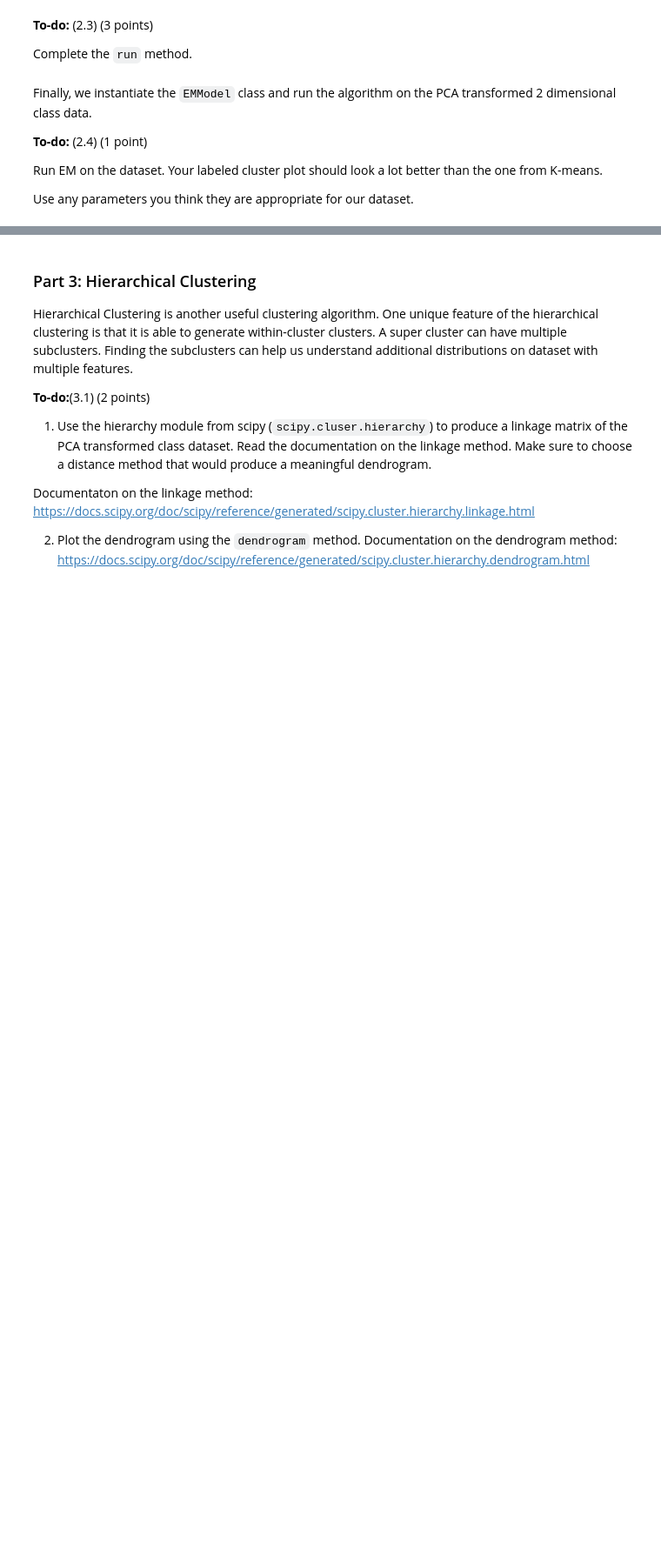
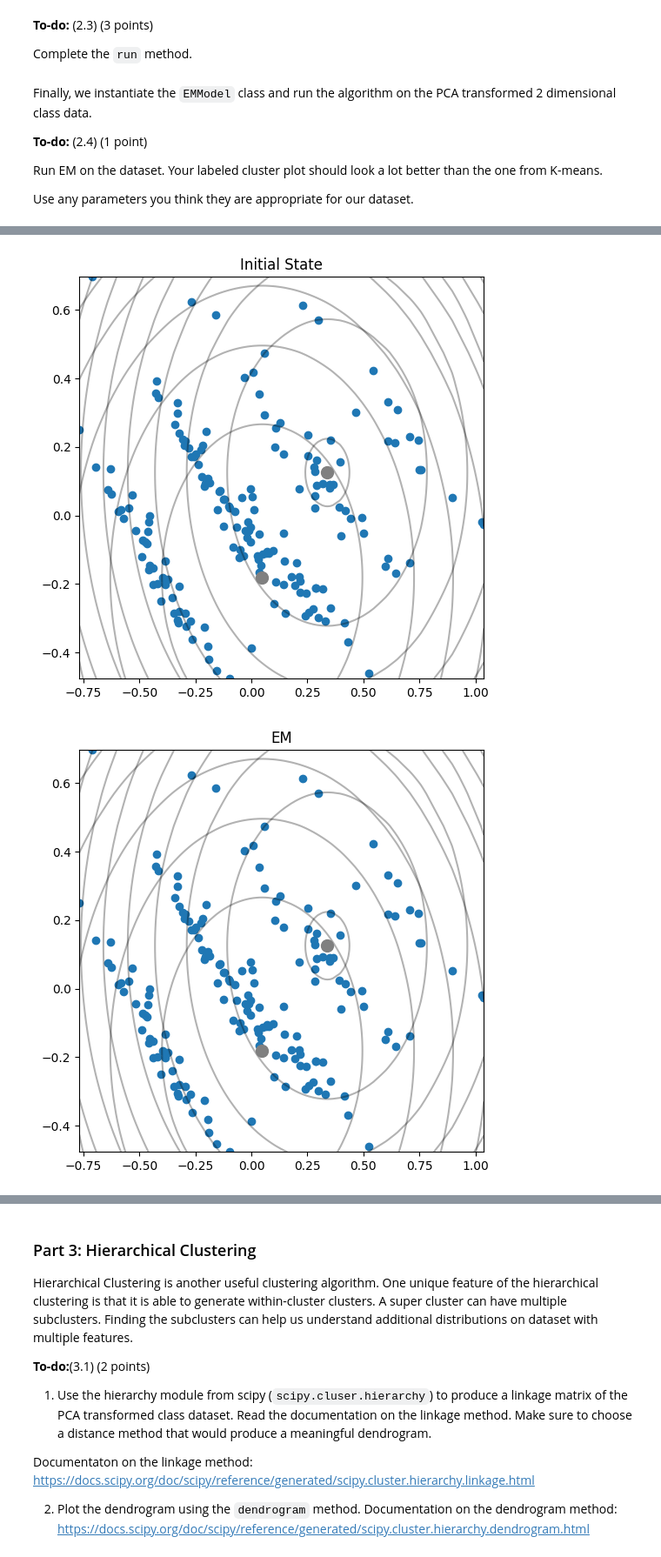
Before and after one commit to siakhorsand/Kmeans, a Jupyter notebook: A2/A2.ipynb, the cells around one changed output, grey strips where cells are left out. Shown at 87% size. Drawn from its saved outputs; the diff is of its cells as text; code cells hidden in the pictures; blank space fills up the shorter version.

```diff
--- a/A2/A2.ipynb
+++ b/A2/A2.ipynb
@@ -257,0 +295,8 @@ Use any parameters you think they are appropriate for our dataset.
+# %%
+#third version
+
+model = EMModel(pca, k = 2, max_iters= 100)
+model.run()
+# %% [output]
+[figure, added]
+[figure, added]
```
Also changed, not shown: parts of 13 cells of this notebook.
